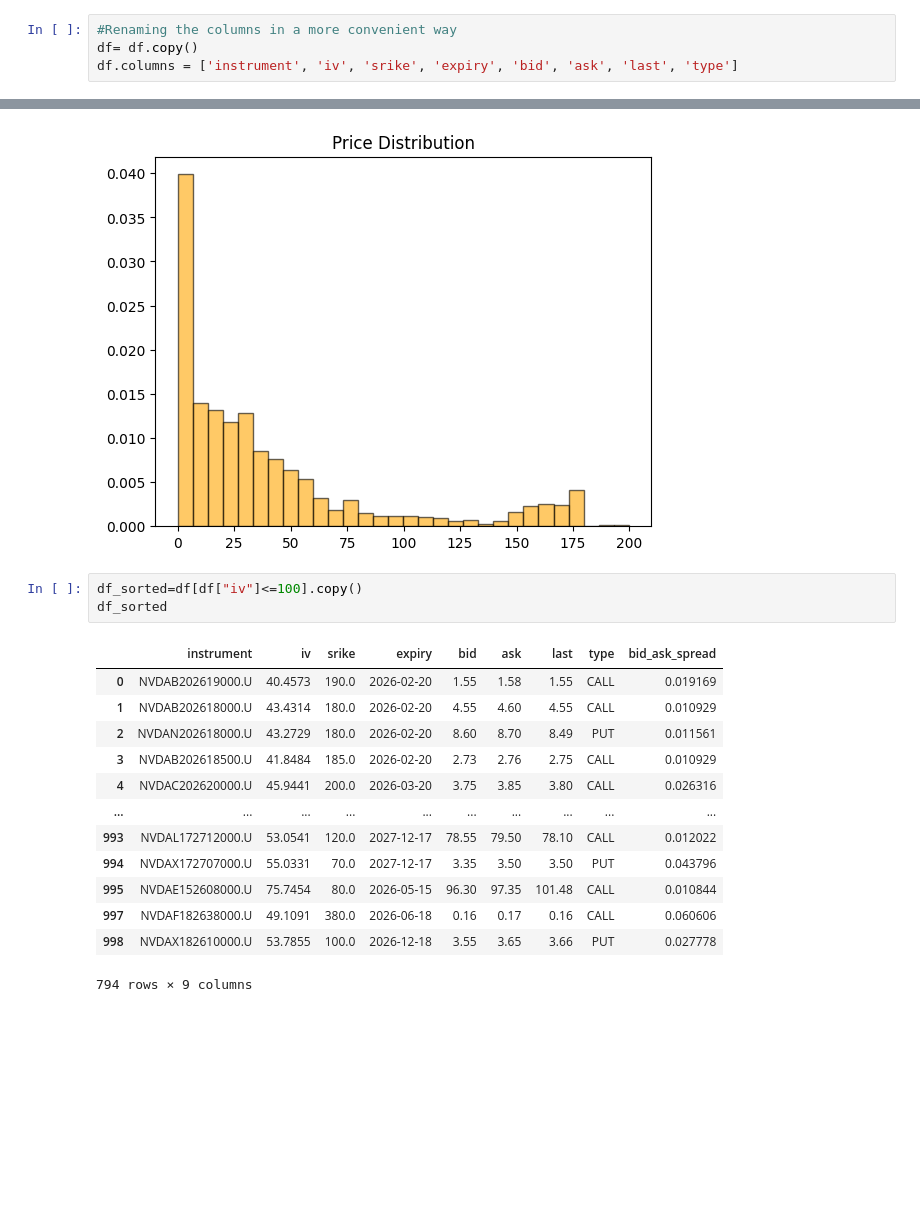
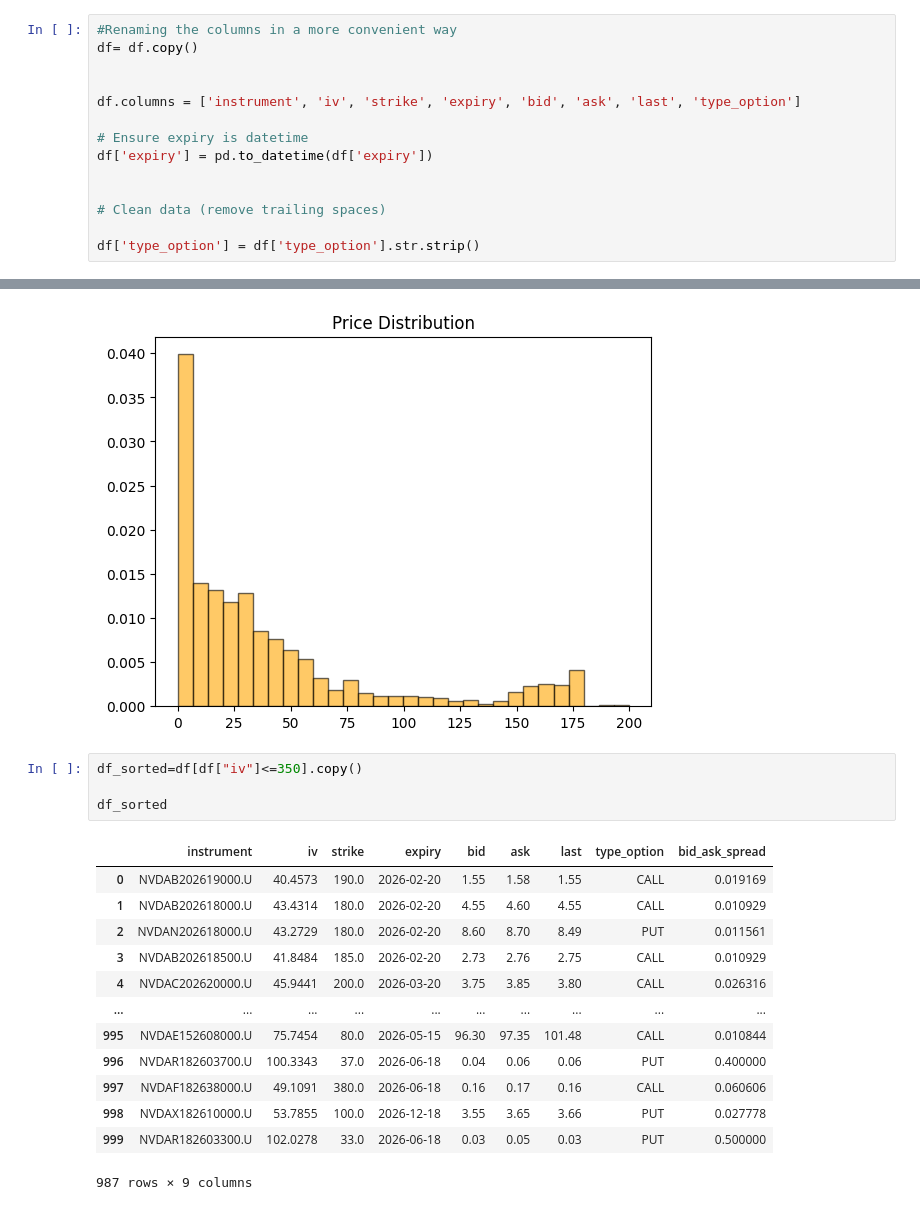
Before and after one commit to Mathis-14/Option_Pricing, a Jupyter notebook: NVIDIA_vol_s/nvda_eda.ipynb, the cells around one changed output, grey strips where cells are left out. Saved outputs shown, nothing was run; the diff lists cells and outputs as text; blank space fills up the shorter version.

```diff
--- a/NVIDIA_vol_s/nvda_eda.ipynb
+++ b/NVIDIA_vol_s/nvda_eda.ipynb
@@ -43,7 +42,17 @@ df.head()
 # %%
 #Renaming the columns in a more convenient way
 df= df.copy()
-df.columns = ['instrument', 'iv', 'srike', 'expiry', 'bid', 'ask', 'last', 'type']
+
+
+df.columns = ['instrument', 'iv', 'strike', 'expiry', 'bid', 'ask', 'last', 'type_option']
+
+# Ensure expiry is datetime
+df['expiry'] = pd.to_datetime(df['expiry'])
+
+
+# Clean data (remove trailing spaces)
+
+df['type_option'] = df['type_option'].str.strip()
 # %%
 df.head()
 # %% [output]
@@ -110,22 +119,23 @@ plt.show()
 # %% [output]
 [figure]
 # %%
-df_sorted=df[df["iv"]<=100].copy()
+df_sorted=df[df["iv"]<=350].copy()
+
 df_sorted
 # %% [output]
-|  | instrument | iv | srike | expiry | bid | ask | last | type | bid_ask_spread |
+|  | instrument | iv | strike | expiry | bid | ask | last | type_option | bid_ask_spread |
 | 0 | NVDAB202619000.U | 40.4573 | 190.0 | 2026-02-20 | 1.55 | 1.58 | 1.55 | CALL | 0.019169 |
 | 1 | NVDAB202618000.U | 43.4314 | 180.0 | 2026-02-20 | 4.55 | 4.60 | 4.55 | CALL | 0.010929 |
 | 2 | NVDAN202618000.U | 43.2729 | 180.0 | 2026-02-20 | 8.60 | 8.70 | 8.49 | PUT | 0.011561 |
 | 3 | NVDAB202618500.U | 41.8484 | 185.0 | 2026-02-20 | 2.73 | 2.76 | 2.75 | CALL | 0.010929 |
 | 4 | NVDAC202620000.U | 45.9441 | 200.0 | 2026-03-20 | 3.75 | 3.85 | 3.80 | CALL | 0.026316 |
 | ... | ... | ... | ... | ... | ... | ... | ... | ... | ... |
-| 993 | NVDAL172712000.U | 53.0541 | 120.0 | 2027-12-17 | 78.55 | 79.50 | 78.10 | CALL | 0.012022 |
-| 994 | NVDAX172707000.U | 55.0331 | 70.0 | 2027-12-17 | 3.35 | 3.50 | 3.50 | PUT | 0.043796 |
 | 995 | NVDAE152608000.U | 75.7454 | 80.0 | 2026-05-15 | 96.30 | 97.35 | 101.48 | CALL | 0.010844 |
+| 996 | NVDAR182603700.U | 100.3343 | 37.0 | 2026-06-18 | 0.04 | 0.06 | 0.06 | PUT | 0.400000 |
 | 997 | NVDAF182638000.U | 49.1091 | 380.0 | 2026-06-18 | 0.16 | 0.17 | 0.16 | CALL | 0.060606 |
 | 998 | NVDAX182610000.U | 53.7855 | 100.0 | 2026-12-18 | 3.55 | 3.65 | 3.66 | PUT | 0.027778 |
+| 999 | NVDAR182603300.U | 102.0278 | 33.0 | 2026-06-18 | 0.03 | 0.05 | 0.03 | PUT | 0.500000 |
-794 rows × 9 columns
+987 rows × 9 columns
 # %%
 df_sorted.describe()
 # %% [output]
```
Also changed, not shown: parts of 15 cells of this notebook.
